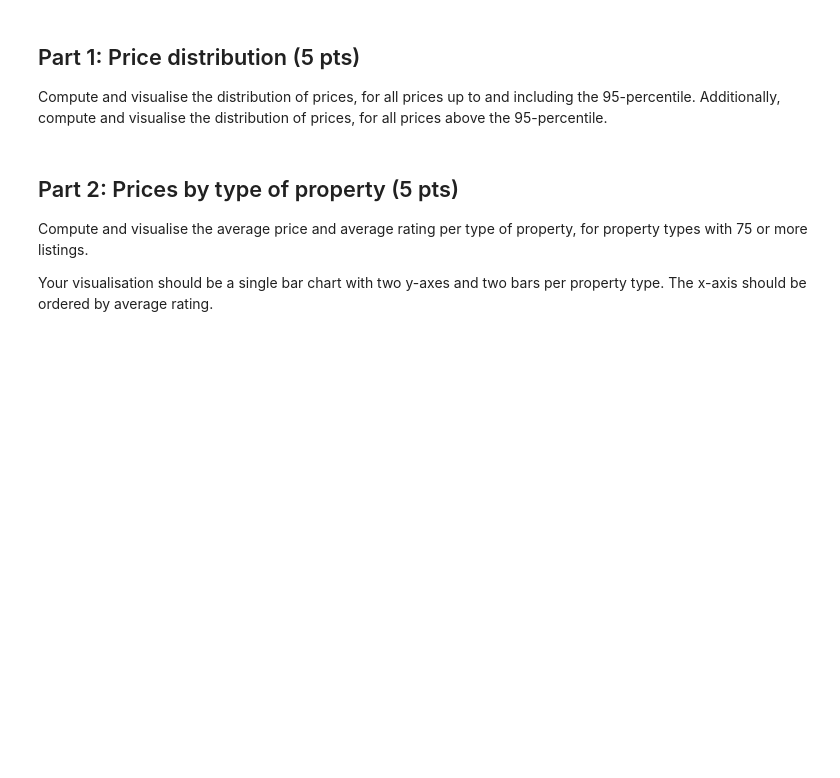
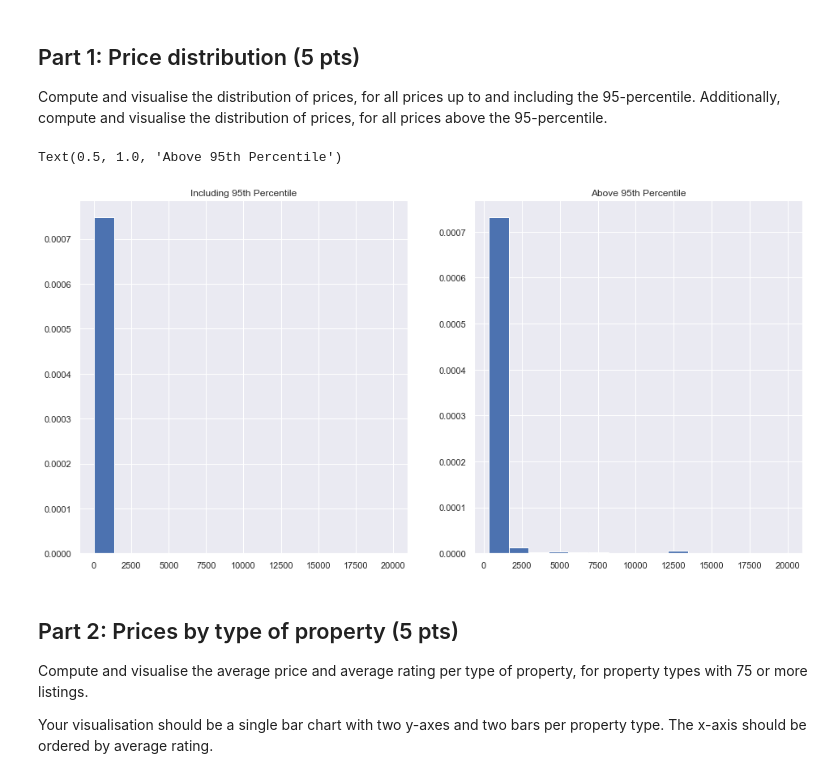
Before and after one commit to georgezefko/02807_Computational_tools_for_DS, a Jupyter notebook: 02807_Project_2.ipynb, the cells around one changed output. Saved outputs shown, nothing was run; the diff lists cells and outputs as text; code cells hidden in the pictures; blank space fills up the shorter version.

```diff
--- a/02807_Project_2.ipynb
+++ b/02807_Project_2.ipynb
@@ -370,26 +355,21 @@ Compute and visualise the distribution of prices, for all prices up to and inclu
 # %%
 # your code goes here
 
 # #not sure if this is correct
-quantile_below = F.col('price')<=df_listings_london.approxQuantile('price',[0.95],0)[0]
+
 quantile = F.col('price')>df_listings_london.approxQuantile('price',[0.95],0)[0]
 
-
-df1 = df_listings_london.filter(quantile_below).toPandas()
-df2 = df_listings_london.filter(quantile).toPandas()
-
+df1 = df_listings_london.filter(quantile).toPandas()
 
 
 fig, ax = plt.subplots(nrows=1,ncols=2,figsize = (16,8))
-ax[0].hist(df1['price'], density = False, bins = 20)
-ax[1].boxplot(df2['price'])  # Use a box plot to better visualise the listings & prices above 95th percentile
+ax[0].hist(df_listings_london.toPandas()['price'], density = True, bins = 15) # change density to true, because KDE uses density
+ax[1].hist(df1['price'], density = True, bins = 15) # change density to true, because KDE uses density
 ax[0].set_title('Including 95th Percentile')
 ax[1].set_title('Above 95th Percentile')
-ax[0].set_xlabel("Price")
-ax[0].set_ylabel("Number of listings")
-ax[1].set_xlabel("Listings")
-ax[1].set_ylabel("Price")
-plt.show()
+# %% [output]
+Text(0.5, 1.0, 'Above 95th Percentile')
+[figure, added]
 # %% [markdown]
 ## Part 2: Prices by type of property (5 pts)
 
```
Also changed, not shown: parts of 52 cells of this notebook.
